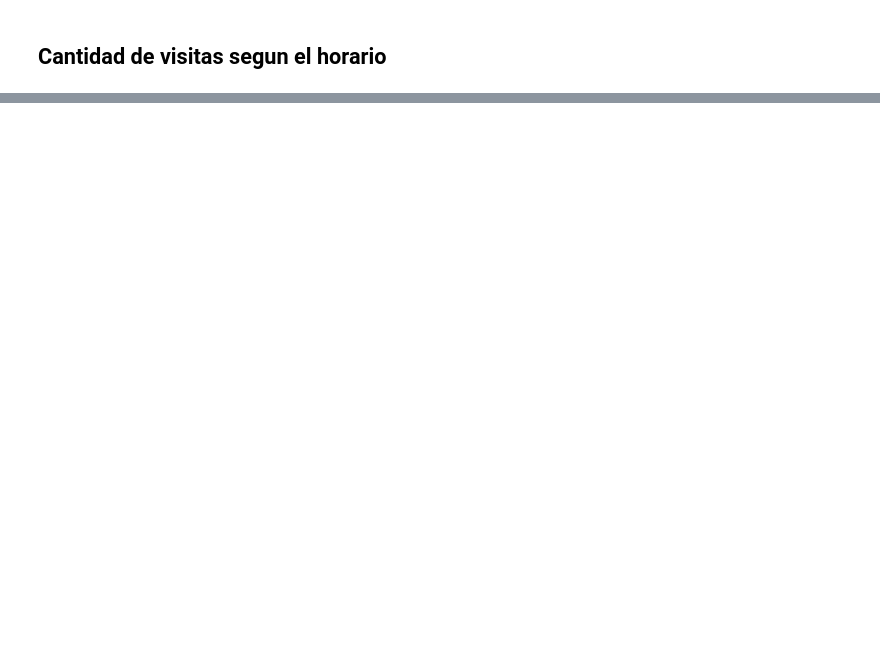
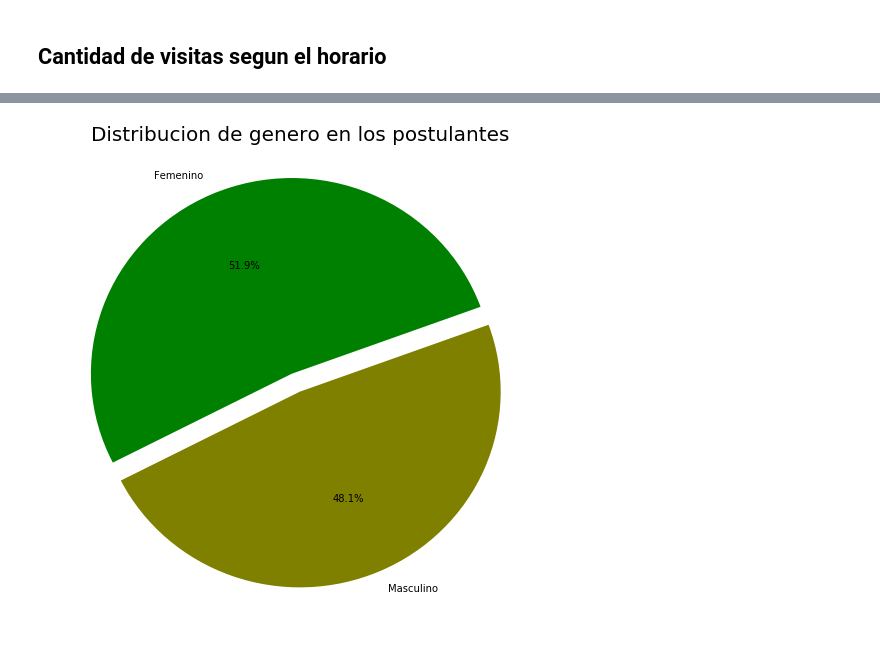
Before and after one commit to LuuPesado/TPsDatos_1C2018, a Jupyter notebook: tp1-2018k3v1nnnn.ipynb, the cells around one changed output, grey strips where cells are left out. Cells and saved outputs as stored; diff of their text form; code cells hidden in the pictures; blank space fills up the shorter version.

```diff
--- a/tp1-2018k3v1nnnn.ipynb
+++ b/tp1-2018k3v1nnnn.ipynb
@@ -171,0 +160,13 @@ semana=postulantes[["hora","dia"]]
+# %%
+femenino=postulantes_genero_edad[postulantes_genero_edad["sexo"]=="FEM"]
+masculino=postulantes_genero_edad[postulantes_genero_edad["sexo"]=="MASC"]
+# %%
+sizes = [femenino.sexo.count(), masculino.sexo.count()]
+nombres = ['Femenino', 'Masculino']
+
+plt.figure(figsize=(9, 9))
+plt.title('Distribucion de genero en los postulantes', fontsize=20)
+plt.pie(sizes, labels=nombres, autopct='%1.1f%%', startangle=20, colors=['green', 'olive'], explode=(0.1, 0))
+plt.show()
+# %% [output]
+[figure, added]
```
Also changed, not shown: parts of 30 cells of this notebook.
